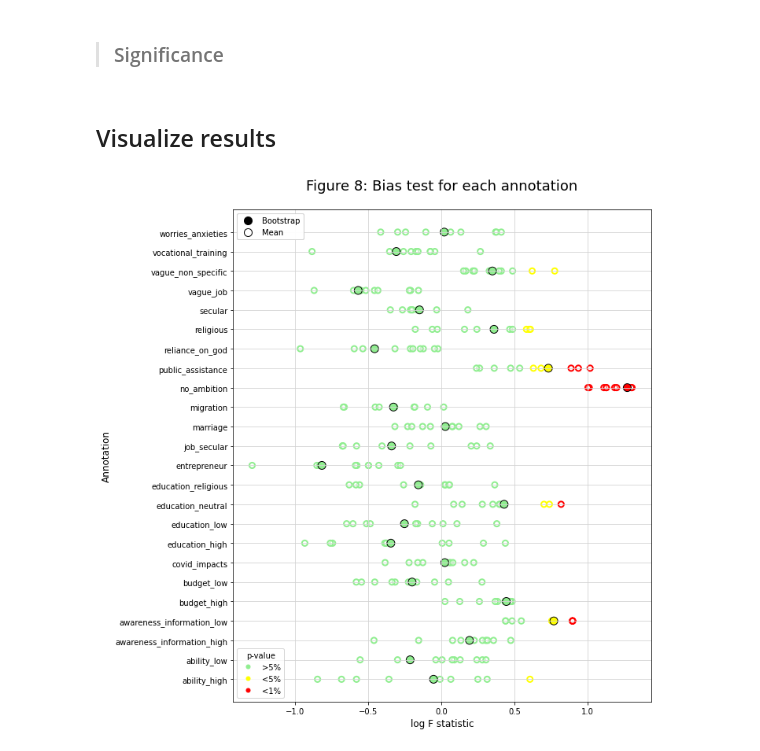
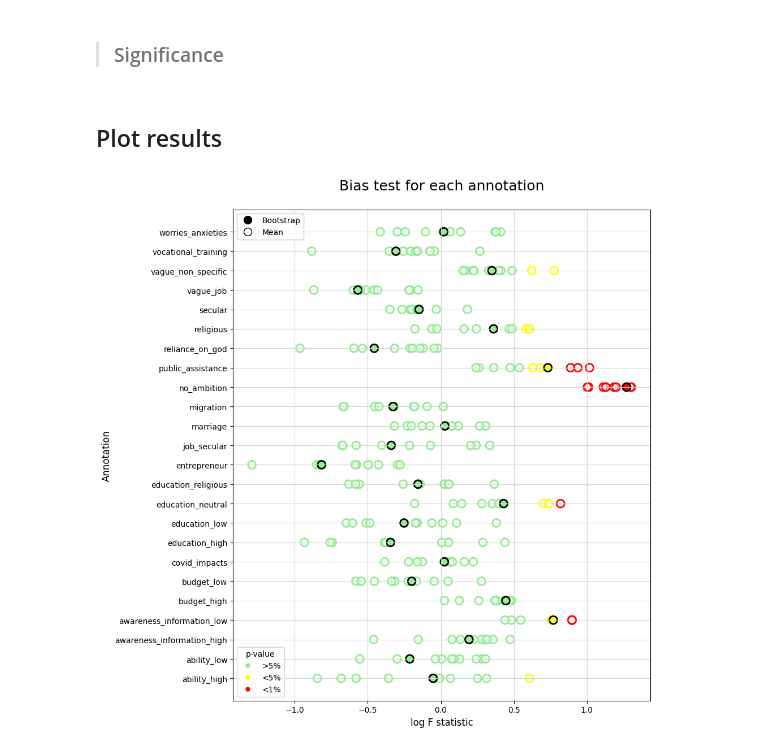
Before and after one commit to worldbank/iQual, a Jupyter notebook: notebooks/BiasTest.ipynb, the cells around one changed output. Saved outputs shown, nothing was run; the diff lists cells and outputs as text; code cells hidden in the pictures.

```diff
--- a/notebooks/BiasTest.ipynb
+++ b/notebooks/BiasTest.ipynb
@@ -27,26 +20,25 @@ annotated_df = enhanced_df.loc[enhanced_df.annotated==1].drop(columns=['annotate
 # %% [markdown]
 ### Merge Data
 # %%
-data         = pd.merge(annotated_df,quant_df,on=['uid','data_round'],how='left')
+data         = pd.merge(annotated_df,quant_df,on=['uid','data_round','refugee'],how='left')
 # %% [markdown]
 > ### Select variables of interest
 # %%
 categorical_vars = [
+     'data_round' # Data Round R2 or R3
+]
+numerical_vars = [
                     'refugee',       # Refugee
                     'hh_head_sex',   # Female HH Head
                     'eld_sex',       # Female eldest child
                     'parent_reledu', # Religiously educated parent
-                    'data_round',    # R3
-]
-
-continuous_vars = [
-     'num_child', # Number of Children
-     'hh_head_age', # Age of HH Head
-     'parent_eduyears', # Parent's years of education
-     'eld_age',       # Age of eldest child
-     'hh_asset_index', # HH asset index
-     'hh_income',      # HH Income
-     'int_trauma_exp', # Trauma Experience
+                    'num_child', # Number of Children
+                    'hh_head_age', # Age of HH Head
+                    'parent_eduyears', # Parent's years of education
+                    'eld_age',       # Age of eldest child
+                    'hh_asset_index', # HH asset index
+                    'hh_income',      # HH Income
+                    'int_trauma_exp', # Trauma Experience
 ]
 
 annotation_vars = [
@@ -82,8 +74,8 @@ datasets = []
 for b, boot_df in data.groupby('bootstrap_run'):
     bias = tests.Bias(boot_df,
                       annotation_vars=annotation_vars,
-                      continuous_regressors=continuous_vars,
                       categorical_regressors=categorical_vars,
+                      numerical_regressors=numerical_vars,
                      )
     bias.fit_all()
     datasets.extend([{
@@ -105,12 +97,12 @@ bias_df.loc[(bias_df.pval_enh > 0.01) & (bias_df.pval_enh <= 0.05), 'sig_level']
 # %% [markdown]
 > ### Bias test (Average across Bootstrap runs)
 # %%
-grouped_df = data.drop(columns=['bootstrap_run']).groupby(['uid','data_round','refugee_status'])
+grouped_df = data.drop(columns=['bootstrap_run']).groupby(['uid','data_round','refugee'])
 avg_data   = grouped_df.mean(numeric_only=False).reset_index()
 
 bias = tests.Bias(avg_data,
                   annotation_vars=annotation_vars,
-                  continuous_regressors=continuous_vars,
+                  numerical_regressors=numerical_vars,
                   categorical_regressors=categorical_vars,
                  )
 bias.fit_all()
@@ -130,7 +122,7 @@ bias_avg_df['sig_level'] = '>5%'
 bias_avg_df.loc[bias_avg_df.pval_enh <= 0.01, 'sig_level'] = '<1%'
 bias_avg_df.loc[(bias_avg_df.pval_enh > 0.01) & (bias_avg_df.pval_enh <= 0.05), 'sig_level'] = '<5%'
 # %% [markdown]
-## Visualize results
+## Plot results
 # %%
 import matplotlib.pyplot as plt
 import matplotlib.patches as mpatches
@@ -143,7 +135,7 @@ fig, ax = plt.subplots(figsize=(10,10))
 
 #### Bias (Bootstrap)
 ax.scatter(bias_df['log_fstat_enh'], bias_df['annotation'],
-           s=50,
+           s=100,
            color=(1,1,1,0.5),
            lw=2,
            edgecolors=bias_df['sig_level'].replace(pvalue_color_dict),
@@ -152,7 +144,7 @@ ax.scatter(bias_df['log_fstat_enh'], bias_df['annotation'],
 #### Bias (Average)
 ax.scatter(bias_avg_df['log_fstat_enh'], bias_avg_df['annotation'],
            s=100,
-           lw=1,
+           lw=2,
            c=bias_avg_df['sig_level'].replace(pvalue_color_dict),
            edgecolors='k',
           )
@@ -160,33 +152,32 @@ ax.scatter(bias_avg_df['log_fstat_enh'], bias_avg_df['annotation'],
 
 # Legend
 
 # 1. Legend for p-value
 pval_patches    = [
     Line2D([0], [0],
            marker='.', c=color, lw=0,ms=10,
            label=significance,
           )
      for significance, color in pvalue_color_dict.items() ]
 
 first_legend = plt.legend(handles=pval_patches,title='p-value',loc='lower left')
 plt.gca().add_artist(first_legend)
 
 # 2. Legend for Mean/Bootsrap
 marker_patches =  [
     Line2D([0], [0], marker='.', c='k', lw=0, ms=20, label="Bootstrap"),
     Line2D([0], [0], marker='o', c='k', lw=0,  ms=10, mfc='w', label="Mean")
 ]
 
 second_legend = plt.legend(handles=marker_patches, loc='upper left')
 plt.gca().add_artist(second_legend)
 
 # Axes
 ax.grid(True,color='lightgray',)
 ax.set_xlabel('log F statistic',fontsize=12)
 ax.set_ylabel('Annotation', fontsize=12)
-ax.set_title('Figure 8: Bias test for each annotation',fontsize=18, pad=25)
+ax.set_title('Bias test for each annotation',fontsize=18, pad=25)
 
 plt.tight_layout()
-plt.show()
 # %% [output]
-[figure, old version]
+[figure, new version]
```
Also changed, not shown: parts of 4 cells of this notebook, 12 other files.
